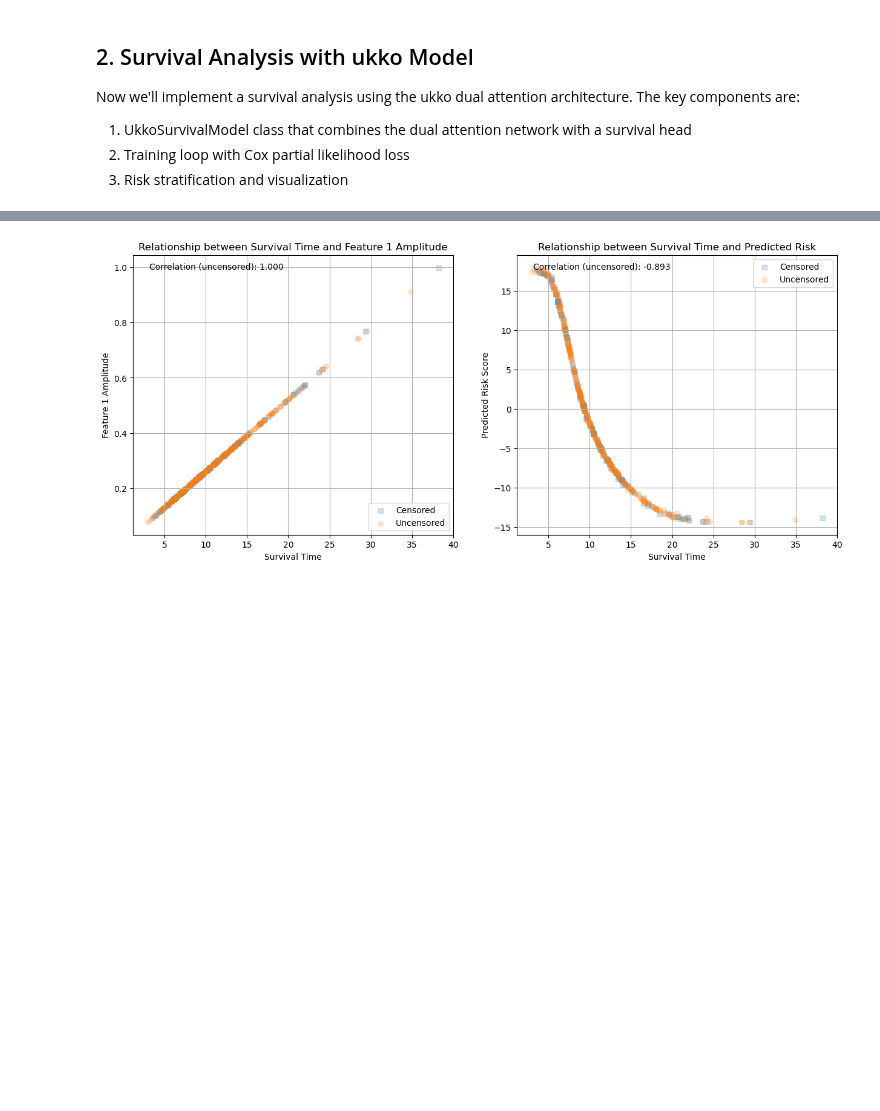
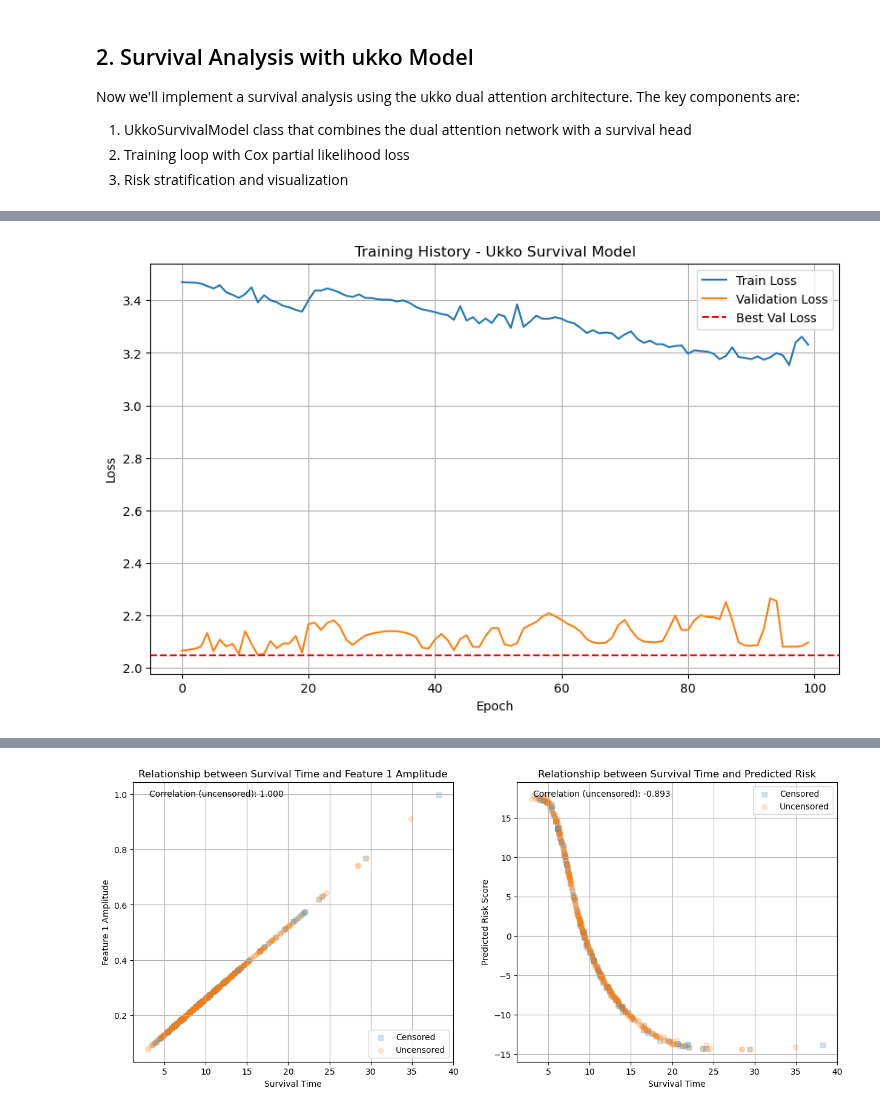
Before and after one commit to eric-fey-hus/ukko, a Jupyter notebook: Survival_test_ukko_sinewave.ipynb, the cells around one changed output, grey strips where cells are left out. Saved outputs shown, nothing was run; the diff lists cells and outputs as text; code cells hidden in the pictures; blank space fills up the shorter version.

```diff
--- a/Survival_test_ukko_sinewave.ipynb
+++ b/Survival_test_ukko_sinewave.ipynb
@@ -422,0 +449,49 @@ Epoch 10/10 Train Loss: 1.8134 Val Loss: 1.4712 Best Val Loss: 1.4029
+# %%
+# Pred data loader:
+
+# Create train/val split
+from torch.utils.data import random_split
+
+# Calculate split sizes
+total_size = len(dataset)
+train_size = int(0.8 * total_size)
+val_size = total_size - train_size
+print(f"Total samples: {total_size}, Train size: {train_size}, Val size: {val_size}")
+
+# Create splits
+train_dataset, val_dataset = random_split(
+    dataset, #survival_dataset,
+    [train_size, val_size],
+    generator=torch.Generator().manual_seed(42)
+)
+
+# Create data loaders
+batch_size = train_dataset.__len__() #64
+print(f"Batch size: {batch_size}")
+train_loader = DataLoader(train_dataset, batch_size=batch_size, shuffle=True)
+val_loader = DataLoader(val_dataset, batch_size=batch_size)
+
+# Initialize model and optimizer
+model = UkkoSurvivalModel(sequence_length=dataset.sequence_length, n_features=dataset.n_features,
+                          d_model=64, n_heads=4, dropout=0.1, n_modules=3)
+optimizer = torch.optim.Adam(model.parameters(), lr=0.001)
+
+# Train model
+model, history, best_val_loss = train_model(
+    model, train_loader, val_loader, optimizer,
+    n_epochs=100,
+    patience=100
+)
+
+# Plot training curves
+plt.figure(figsize=(10, 6))
+plt.plot(history['train_loss'], label='Train Loss')
+plt.plot(history['val_loss'], label='Validation Loss')
+plt.axhline(y=best_val_loss, color='r', linestyle='--', label='Best Val Loss')
+plt.title('Training History - Ukko Survival Model')
+plt.xlabel('Epoch')
+plt.ylabel('Loss')
+plt.legend()
+plt.grid(True)
+plt.show()
+# %% [output]
@@ -423,3 +515,4 @@ Epoch 10/10 Train Loss: 1.8134 Val Loss: 1.4712 Best Val Loss: 1.4029
+[figure, added]
 # %%
 def stratify_and_plot(survival_data, risk_scores, n_groups=4):
     """Stratify patients into multiple risk groups and plot KM curves."""
```
Also changed, not shown: parts of 12 cells of this notebook.
